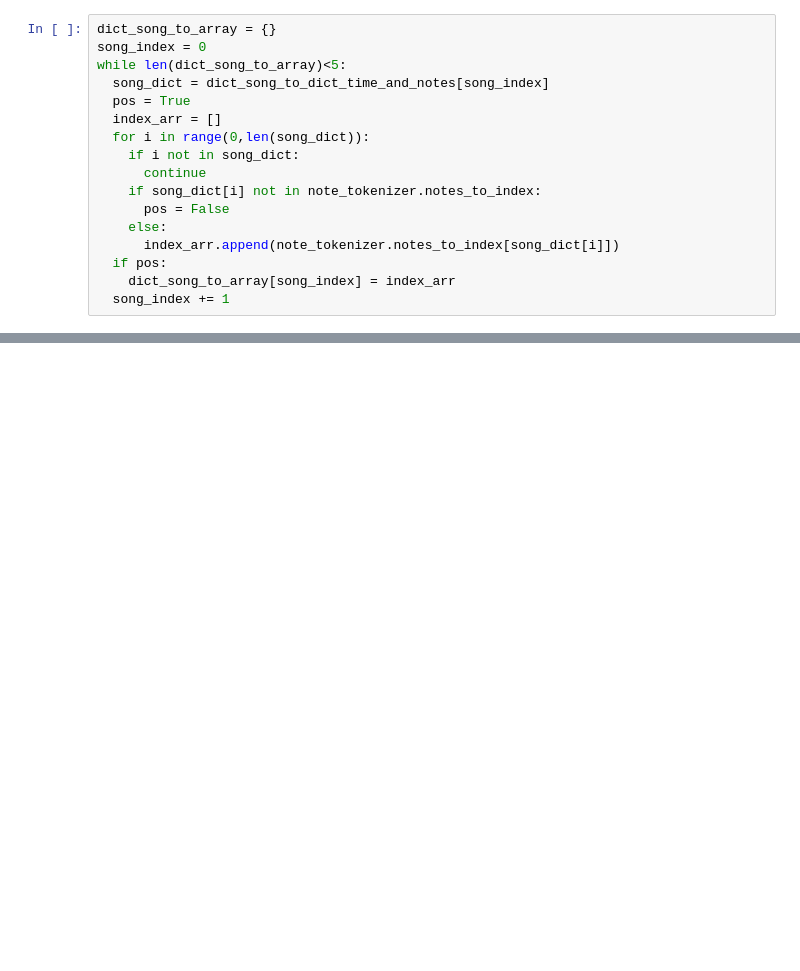
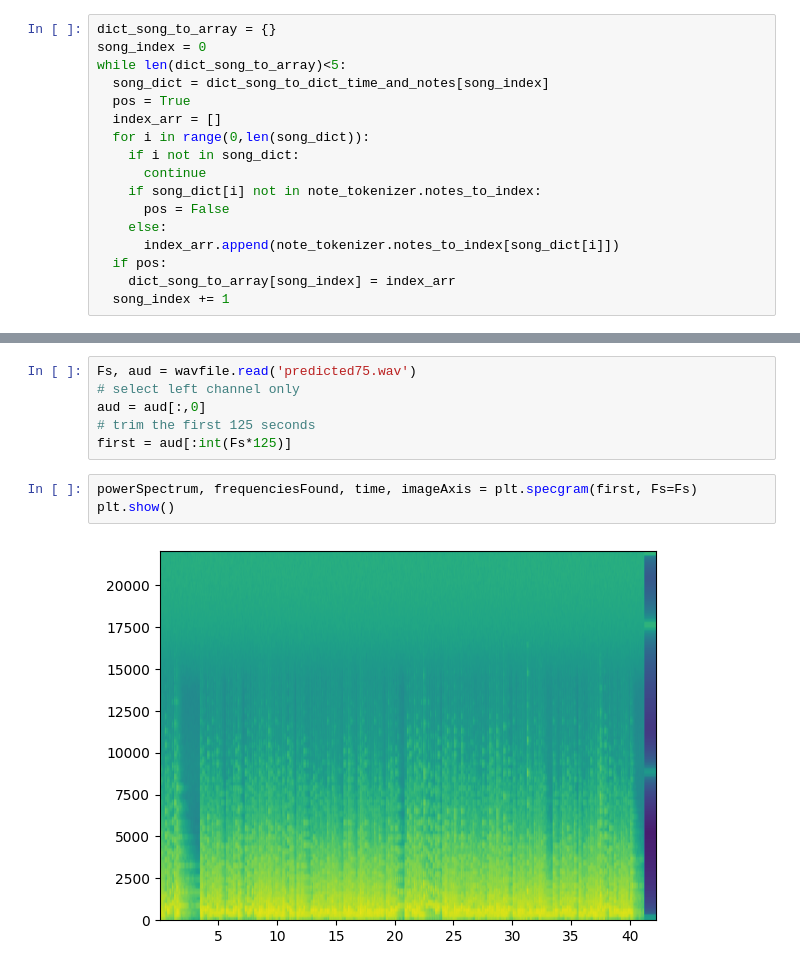
Before and after one commit to Itachi8374/Piano-Music-Generation, a Jupyter notebook: piano_music_generation.ipynb, the cells around one changed output, grey strips where cells are left out. Drawn from its saved outputs; the diff is of its cells as text; blank space fills up the shorter version.

```diff
--- a/piano_music_generation.ipynb
+++ b/piano_music_generation.ipynb
@@ -532,0 +532,11 @@ Tempo 166.66666666666694
+# %%
+Fs, aud = wavfile.read('predicted75.wav')
+# select left channel only
+aud = aud[:,0]
+# trim the first 125 seconds
+first = aud[:int(Fs*125)]
+# %%
+powerSpectrum, frequenciesFound, time, imageAxis = plt.specgram(first, Fs=Fs)
+plt.show()
+# %% [output]
+[figure, added]
```
Also changed, not shown: parts of 8 cells of this notebook.
